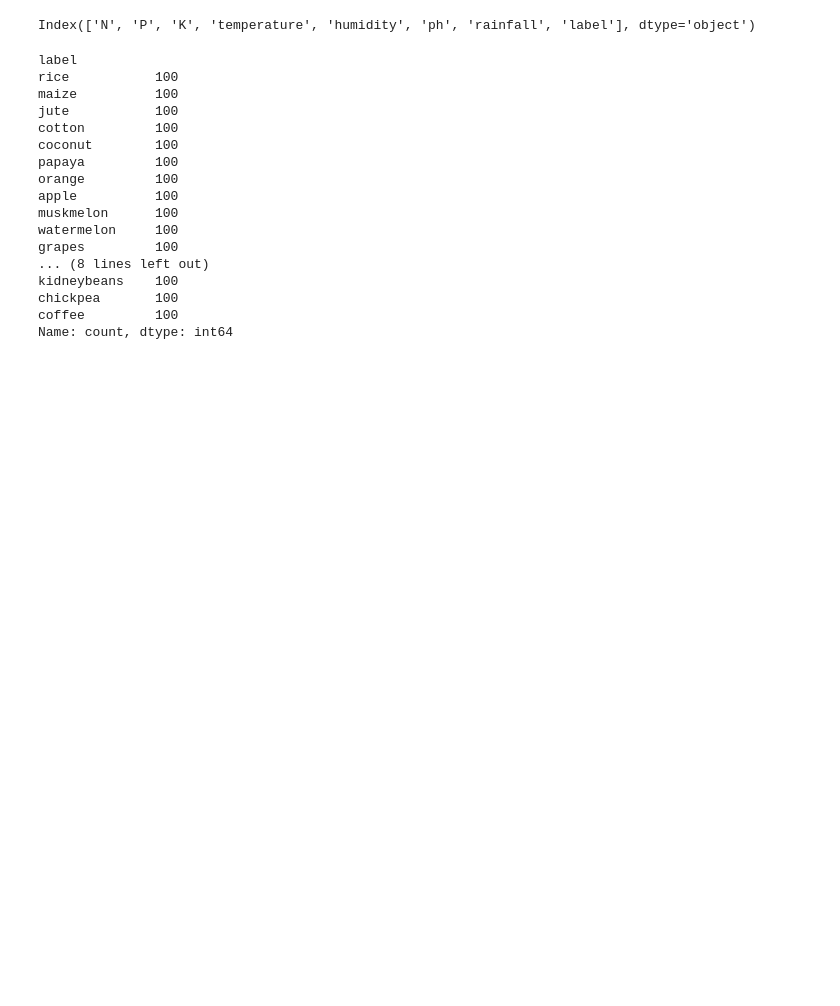
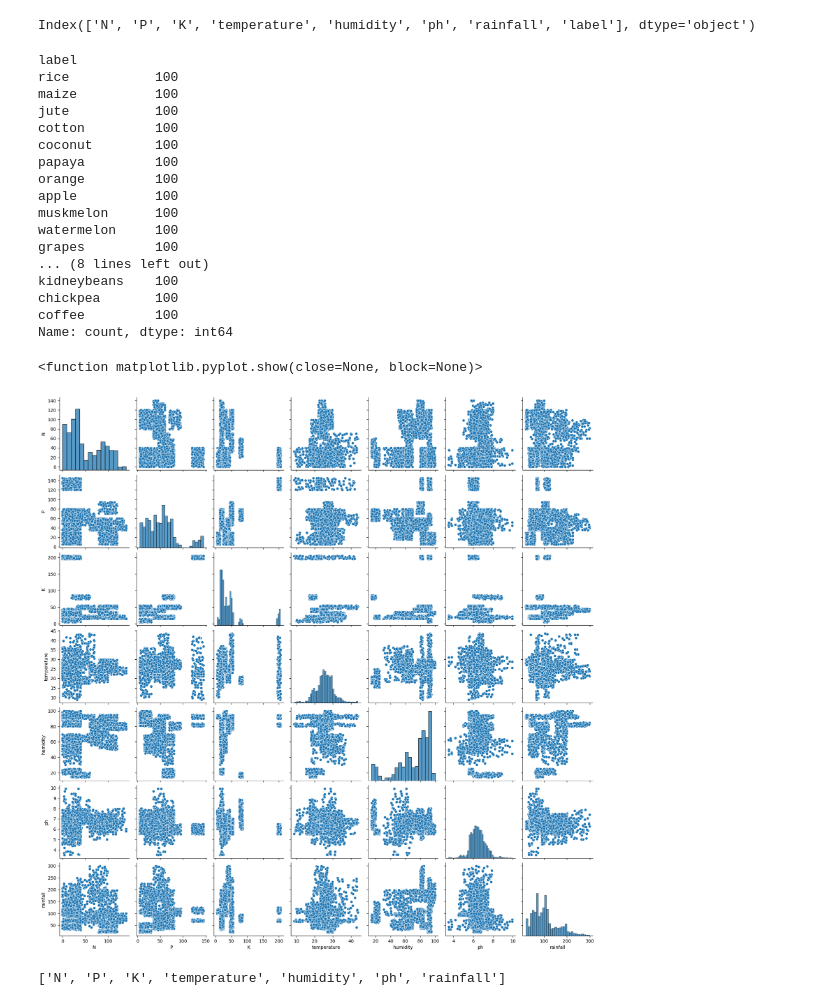
Before and after one commit to sahilmate/Crop_Fertilizer_RS, a Jupyter notebook: crop.ipynb, the cells around one changed output. Drawn from its saved outputs; the diff is of its cells as text; code cells hidden in the pictures; blank space fills up the shorter version.

```diff
--- a/crop.ipynb
+++ b/crop.ipynb
@@ -126,3 +130,15 @@ kidneybeans    100
 chickpea       100
 coffee         100
 Name: count, dtype: int64
+# %%
+sns.pairplot(crop)
+plt.show
+# %% [output]
+<function matplotlib.pyplot.show(close=None, block=None)>
+[figure, added]
+# %%
+features=crop.columns.to_list()
+features.remove('label')
+print(features)
+# %% [output]
+['N', 'P', 'K', 'temperature', 'humidity', 'ph', 'rainfall']
```
Also changed, not shown: parts of 12 cells of this notebook.
